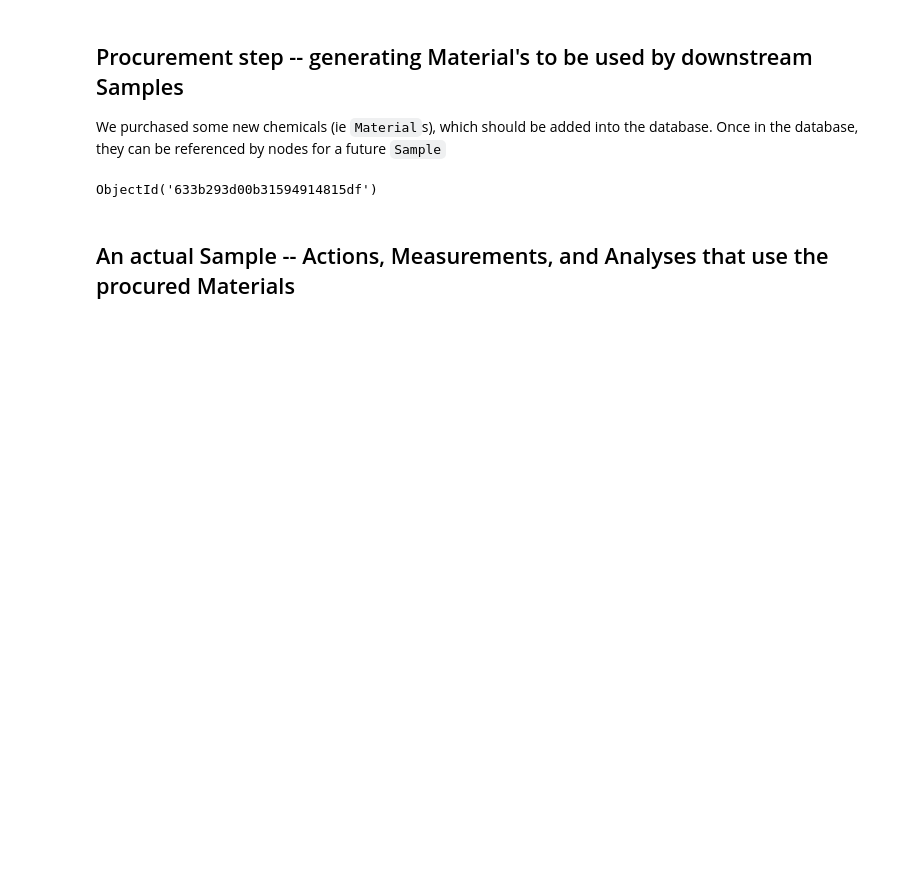
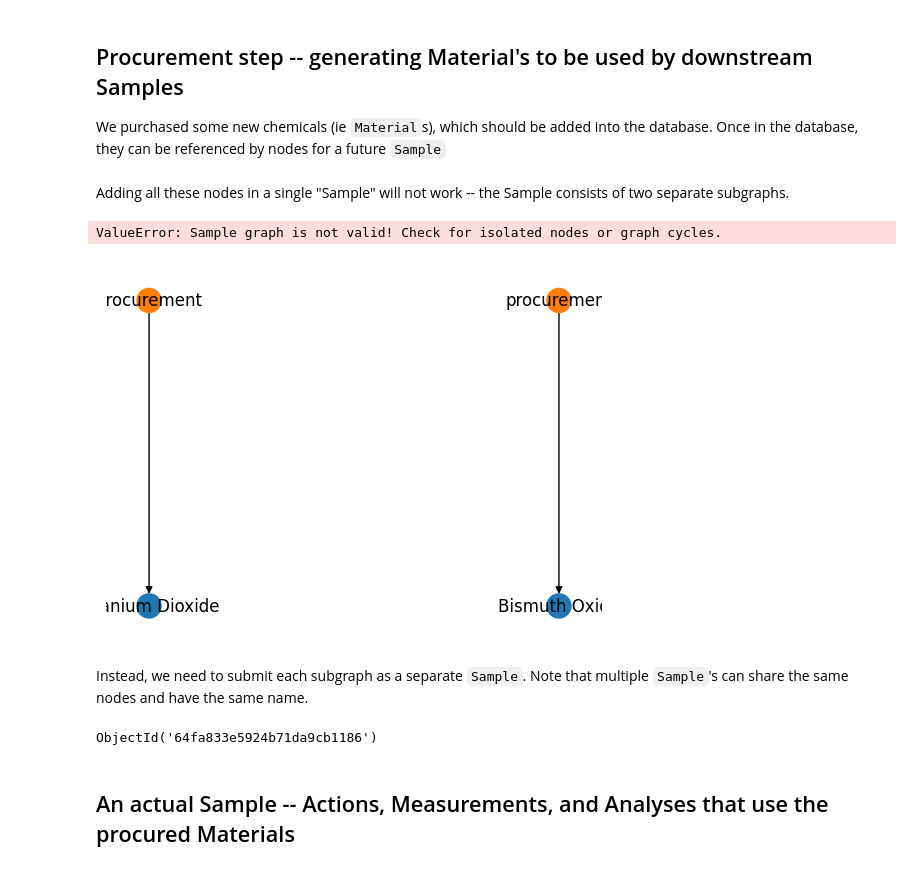
Before and after one commit to rekumar/labgraph, a Jupyter notebook: examples/basic_usage.ipynb, the cells around one changed output. Saved outputs shown, nothing was run; the diff lists cells and outputs as text; code cells hidden in the pictures; blank space fills up the shorter version.

```diff
--- a/examples/basic_usage.ipynb
+++ b/examples/basic_usage.ipynb
@@ -289,15 +281,36 @@ p1 = Action(
     generated_materials=[bi2o3],
     actor=operator,
 )
-
-### A Sample is, at a high level, just a way to group nodes together. We can consider the process of chemical procurement on this day as a Sample.
-s = Sample(
-    name="20220930 Chemical Procurement",
-    nodes=[tio2, p0, bi2o3, p1]
-)
-sv.add(s)
-# %% [output]
-ObjectId('633b293d00b31594914815df')
+# %% [markdown]
+Adding all these nodes in a single "Sample" will not work -- the Sample consists of two separate subgraphs.
+# %%
+### A Sample is, at a high level, just a way to group nodes together. We can consider the process of chemical procurement on this day as a Sample.
+s = Sample(
+    name="20220930 Chemical Procurement",
+    nodes=[tio2, p0, bi2o3, p1]
+)
+s.plot()
+sv.add(s)
+# %% [output]
+ValueError: Sample graph is not valid! Check for isolated nodes or graph cycles.
+[figure, added]
+# %% [markdown]
+Instead, we need to submit each subgraph as a separate `Sample`. Note that multiple `Sample`'s can share the same nodes and have the same name.
+# %%
+### A Sample is, at a high level, just a way to group nodes together. We can consider the process of chemical procurement on this day as a Sample.
+s = Sample(
+    name="20220930 Chemical Procurement",
+    nodes=[p0, tio2]
+)
+sv.add(s)
+
+s = Sample(
+    name="20220930 Chemical Procurement",
+    nodes=[bi2o3, p1]
+)
+sv.add(s)
+# %% [output]
+ObjectId('64fa833e5924b71da9cb1186')
 # %% [markdown]
 ## An actual Sample -- Actions, Measurements, and Analyses that use the procured Materials
 # %% [markdown]
```
Also changed, not shown: parts of 38 cells of this notebook, 15 other files.
